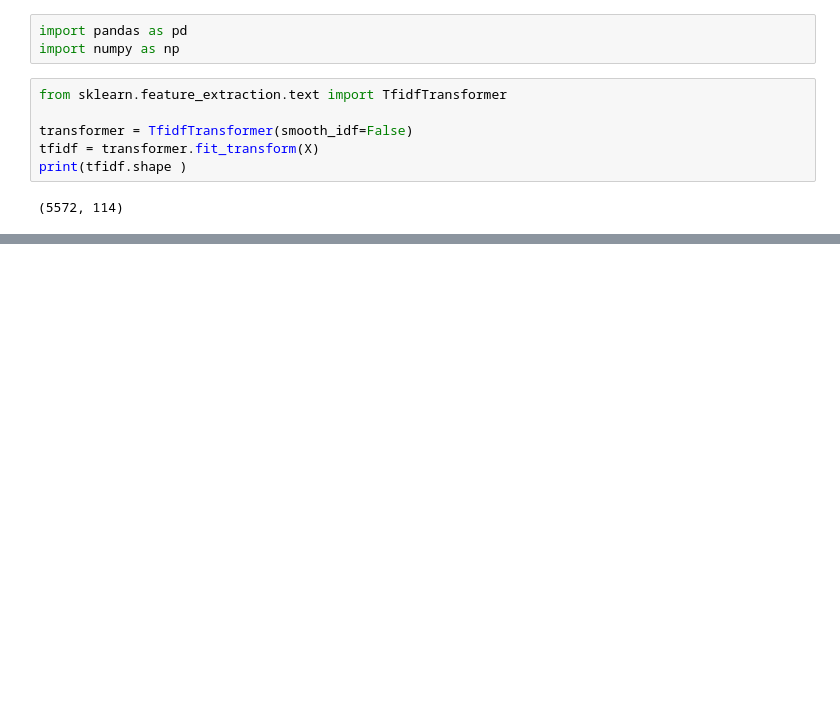
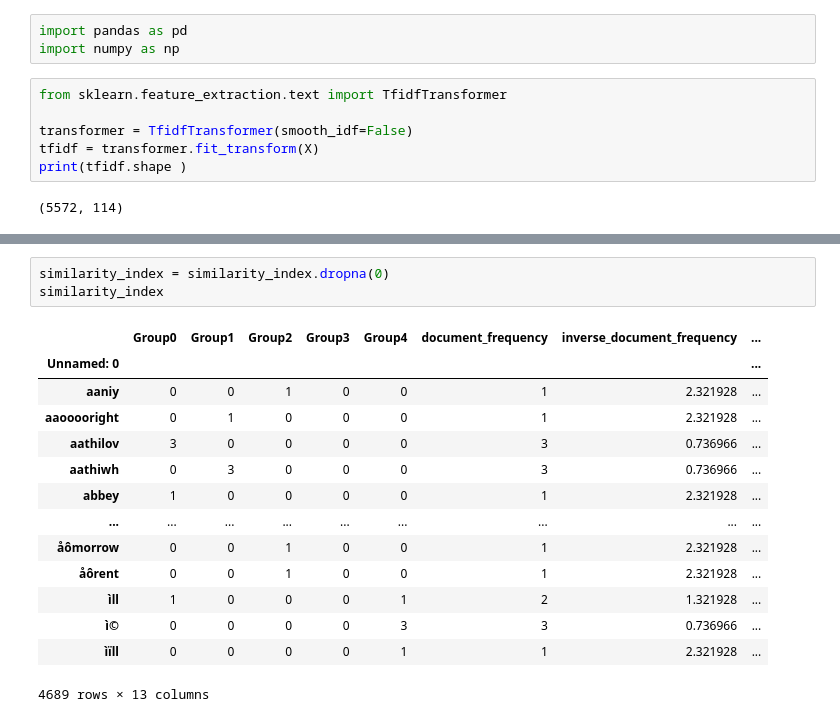
Before and after one commit to calvinadelbert/STBI-2-1, a Jupyter notebook: src/TF_DF_GROUP_SPAM_DATASET_WORD_EMBED_GLOVE_STBI_PROYEK.ipynb, the cells around one changed output, grey strips where cells are left out. Drawn from its saved outputs; the diff is of its cells as text; blank space fills up the shorter version.

```diff
--- a/src/TF_DF_GROUP_SPAM_DATASET_WORD_EMBED_GLOVE_STBI_PROYEK.ipynb
+++ b/src/TF_DF_GROUP_SPAM_DATASET_WORD_EMBED_GLOVE_STBI_PROYEK.ipynb
@@ -302,0 +647,18 @@ print(tfidf.shape )
+# %%
+similarity_index = similarity_index.dropna(0)
+similarity_index
+# %% [output]
+|  | Group0 | Group1 | Group2 | Group3 | Group4 | document_frequency | inverse_document_frequency | ... |
+| Unnamed: 0 |  |  |  |  |  |  |  | ... |
+| aaniy | 0 | 0 | 1 | 0 | 0 | 1 | 2.321928 | ... |
+| aaooooright | 0 | 1 | 0 | 0 | 0 | 1 | 2.321928 | ... |
+| aathilov | 3 | 0 | 0 | 0 | 0 | 3 | 0.736966 | ... |
+| aathiwh | 0 | 3 | 0 | 0 | 0 | 3 | 0.736966 | ... |
+| abbey | 1 | 0 | 0 | 0 | 0 | 1 | 2.321928 | ... |
+| ... | ... | ... | ... | ... | ... | ... | ... | ... |
+| åômorrow | 0 | 0 | 1 | 0 | 0 | 1 | 2.321928 | ... |
+| åôrent | 0 | 0 | 1 | 0 | 0 | 1 | 2.321928 | ... |
+| ìll | 1 | 0 | 0 | 0 | 1 | 2 | 1.321928 | ... |
+| ì© | 0 | 0 | 0 | 0 | 3 | 3 | 0.736966 | ... |
+| ìïll | 0 | 0 | 0 | 0 | 1 | 1 | 2.321928 | ... |
+4689 rows × 13 columns
```
Also changed, not shown: parts of 33 cells of this notebook.
